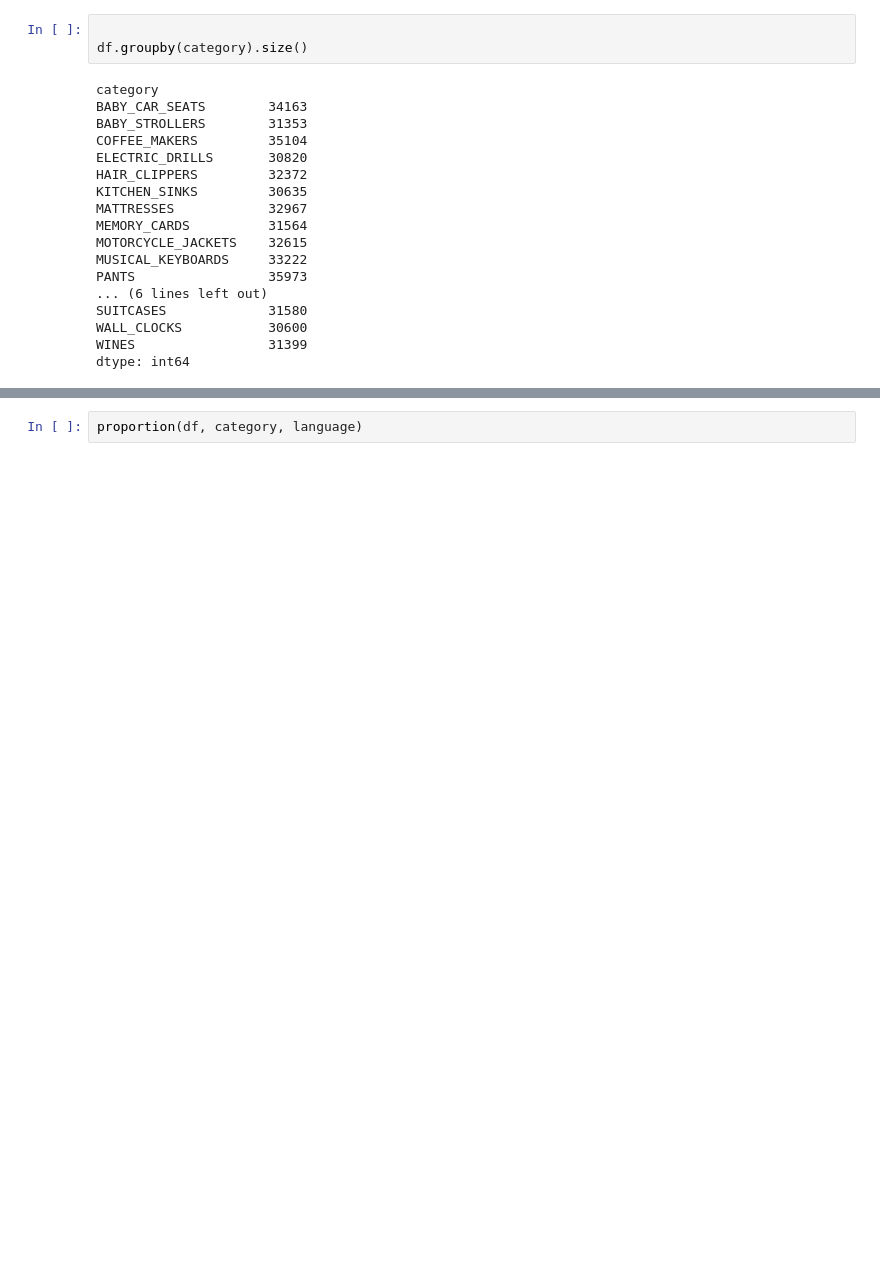
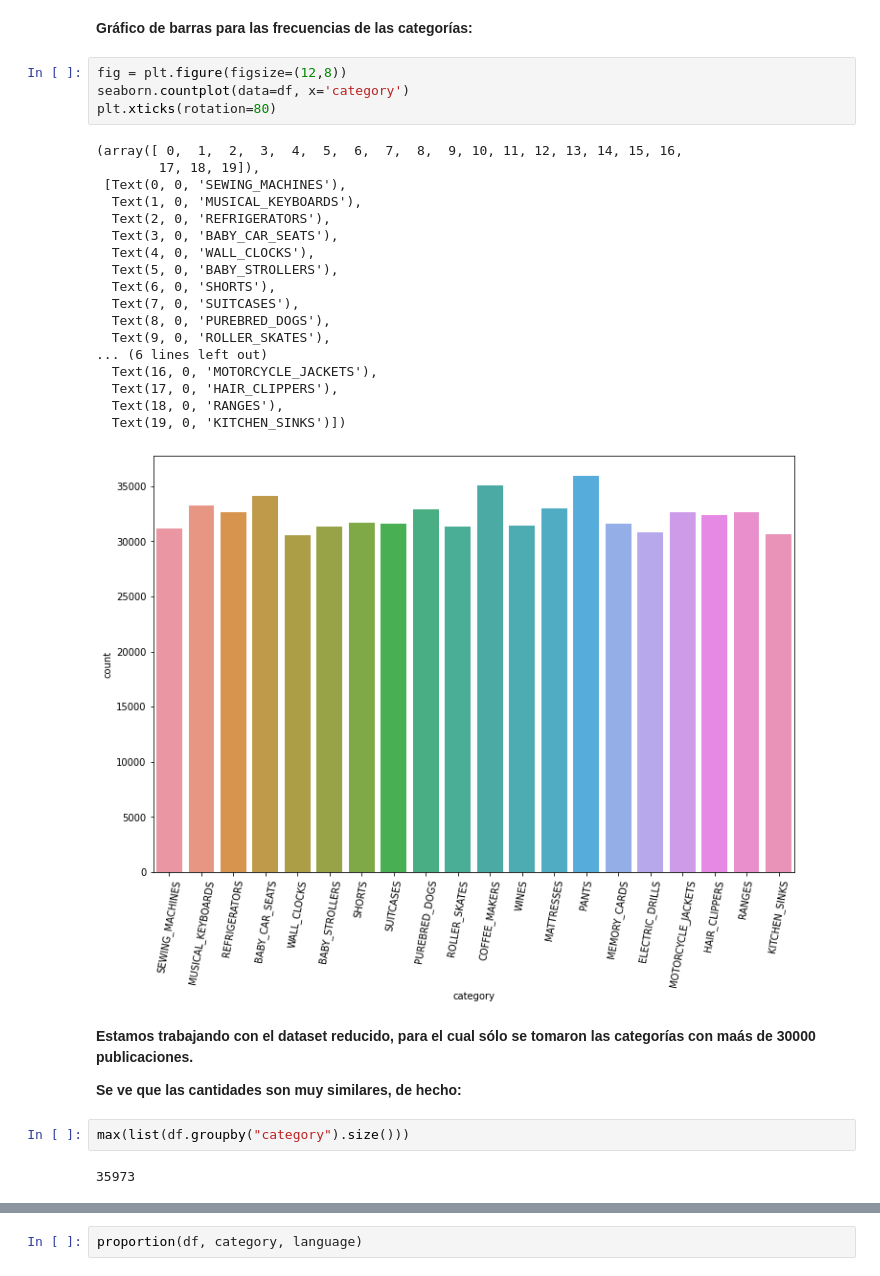
Before and after one commit to benjaminocampo/Mentoria, a Jupyter notebook: labs/01/exercises.ipynb, the cells around one changed output, grey strips where cells are left out. Drawn from its saved outputs; the diff is of its cells as text; blank space fills up the shorter version.

```diff
--- a/labs/01/exercises.ipynb
+++ b/labs/01/exercises.ipynb
@@ -52,21 +151,33 @@ def count_digits(s):
+# %% [markdown]
+**Gráfico de barras para las frecuencias de las categorías:**
+# %%
+fig = plt.figure(figsize=(12,8))
+seaborn.countplot(data=df, x='category')
+plt.xticks(rotation=80)
+# %% [output]
+(array([ 0,  1,  2,  3,  4,  5,  6,  7,  8,  9, 10, 11, 12, 13, 14, 15, 16,
+        17, 18, 19]),
+ [Text(0, 0, 'SEWING_MACHINES'),
+  Text(1, 0, 'MUSICAL_KEYBOARDS'),
+  Text(2, 0, 'REFRIGERATORS'),
+  Text(3, 0, 'BABY_CAR_SEATS'),
+  Text(4, 0, 'WALL_CLOCKS'),
+  Text(5, 0, 'BABY_STROLLERS'),
+  Text(6, 0, 'SHORTS'),
+  Text(7, 0, 'SUITCASES'),
+  Text(8, 0, 'PUREBRED_DOGS'),
+  Text(9, 0, 'ROLLER_SKATES'),
+... (6 lines left out)
+  Text(16, 0, 'MOTORCYCLE_JACKETS'),
+  Text(17, 0, 'HAIR_CLIPPERS'),
+  Text(18, 0, 'RANGES'),
+  Text(19, 0, 'KITCHEN_SINKS')])
+[figure, added]
+# %% [markdown]
+**Estamos trabajando con el dataset reducido, para el cual sólo se tomaron las categorías con maás de 30000 publicaciones.**
+
+**Se ve que las cantidades son muy similares, de hecho:**
 # %%
-
-df.groupby(category).size()
+max(list(df.groupby("category").size()))
 # %% [output]
-category
-BABY_CAR_SEATS        34163
-BABY_STROLLERS        31353
-COFFEE_MAKERS         35104
-ELECTRIC_DRILLS       30820
-HAIR_CLIPPERS         32372
-KITCHEN_SINKS         30635
-MATTRESSES            32967
-MEMORY_CARDS          31564
-MOTORCYCLE_JACKETS    32615
-MUSICAL_KEYBOARDS     33222
-PANTS                 35973
-... (6 lines left out)
-SUITCASES             31580
-WALL_CLOCKS           30600
-WINES                 31399
-dtype: int64
+35973
```
Also changed, not shown: parts of 53 cells of this notebook.
